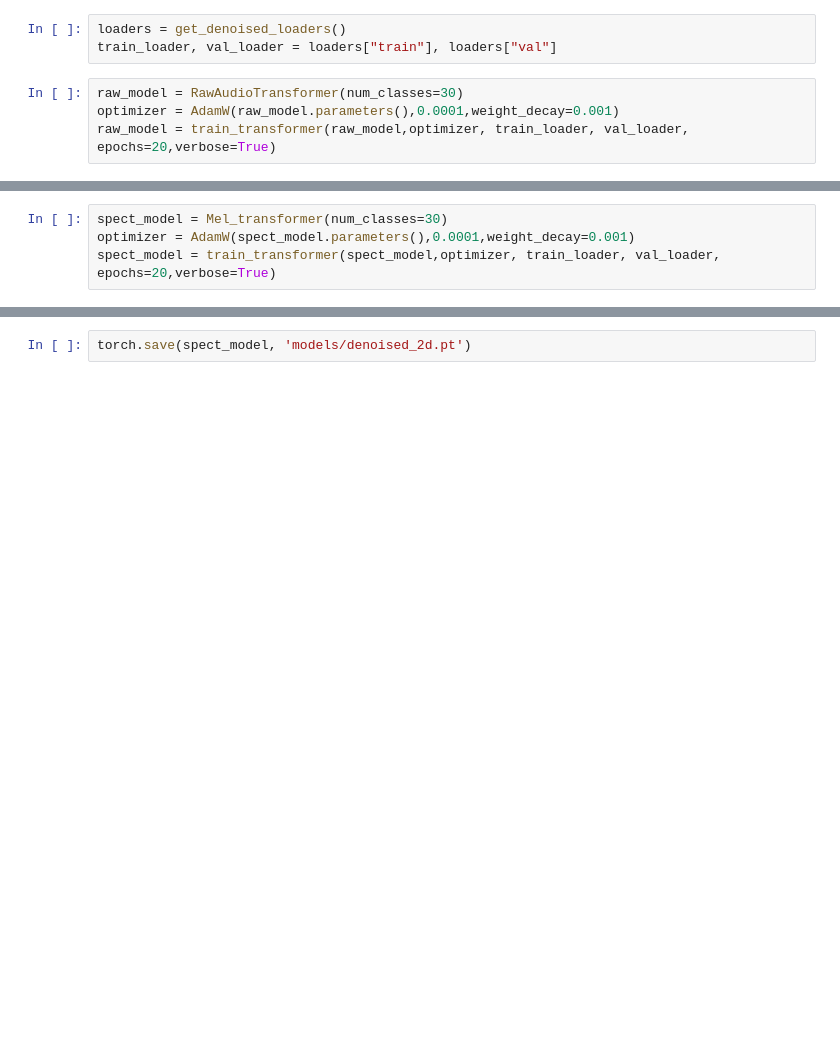
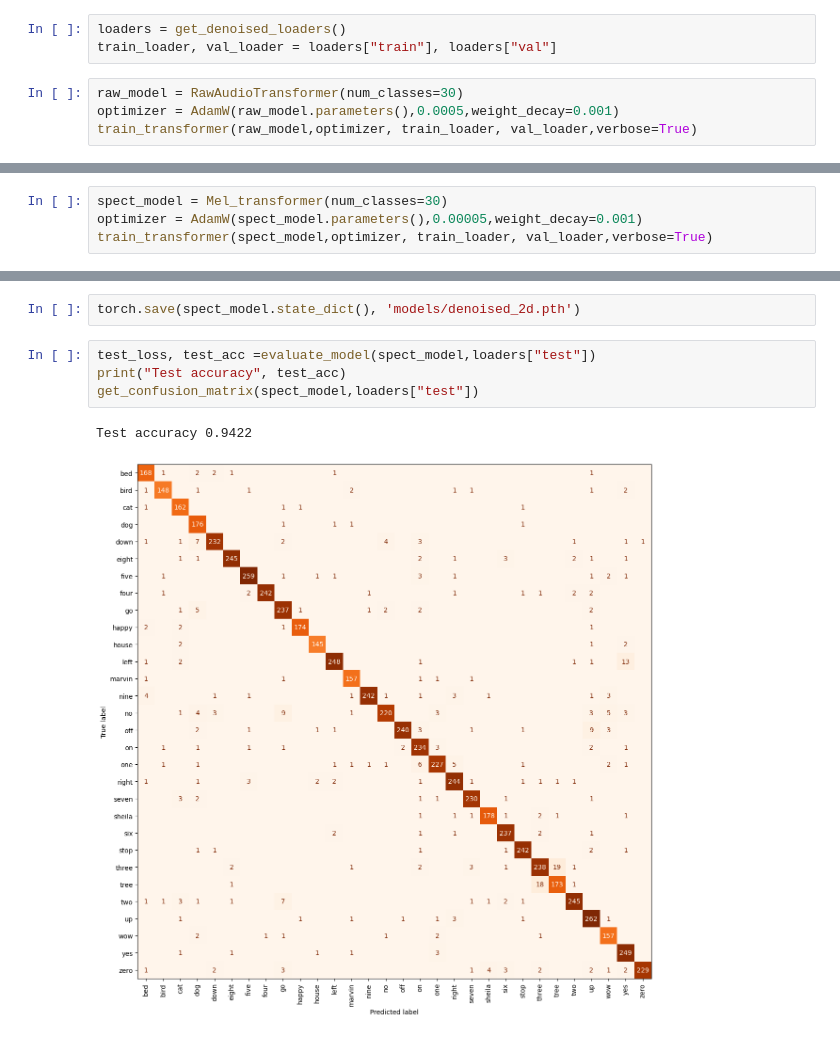
Before and after one commit to Michal-Iwicki/Deep_learning_projects, a Jupyter notebook: project_2/test.cnn_transformer.ipynb, the cells around one changed output, grey strips where cells are left out. Cells and saved outputs as stored; diff of their text form; blank space fills up the shorter version.

```diff
--- a/project_2/test.cnn_transformer.ipynb
+++ b/project_2/test.cnn_transformer.ipynb
@@ -85,6 +104,6 @@ loaders = get_denoised_loaders()
 train_loader, val_loader = loaders["train"], loaders["val"]
 # %%
 raw_model = RawAudioTransformer(num_classes=30)
-optimizer = AdamW(raw_model.parameters(),0.0001,weight_decay=0.001)
-raw_model = train_transformer(raw_model,optimizer, train_loader, val_loader, epochs=20,verbose=True)
+optimizer = AdamW(raw_model.parameters(),0.0005,weight_decay=0.001)
+train_transformer(raw_model,optimizer, train_loader, val_loader,verbose=True)
 # %% [output]
@@ -106,5 +118,5 @@ torch.save(raw_model, 'models/denoised_1d.pt')
 # %%
 spect_model = Mel_transformer(num_classes=30)
-optimizer = AdamW(spect_model.parameters(),0.0001,weight_decay=0.001)
-spect_model = train_transformer(spect_model,optimizer, train_loader, val_loader, epochs=20,verbose=True)
+optimizer = AdamW(spect_model.parameters(),0.00005,weight_decay=0.001)
+train_transformer(spect_model,optimizer, train_loader, val_loader,verbose=True)
 # %% [output]
@@ -123,2 +138,9 @@ Best Val Acc: 0.9437
 # %%
-torch.save(spect_model, 'models/denoised_2d.pt')
+torch.save(spect_model.state_dict(), 'models/denoised_2d.pth')
+# %%
+test_loss, test_acc =evaluate_model(spect_model,loaders["test"])
+print("Test accuracy", test_acc)
+get_confusion_matrix(spect_model,loaders["test"])
+# %% [output]
+Test accuracy 0.9422
+[figure, added]
```
Also changed, not shown: parts of 11 cells of this notebook, 8 other files.
